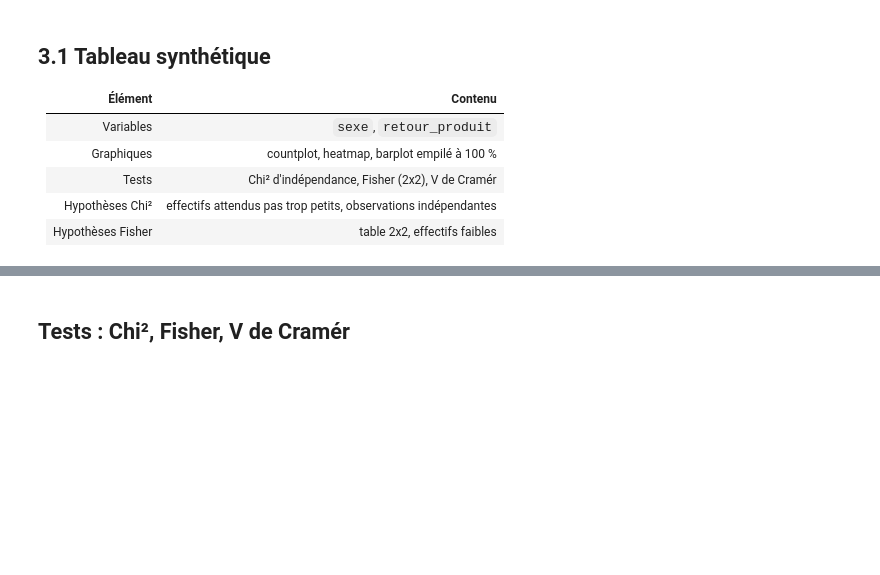
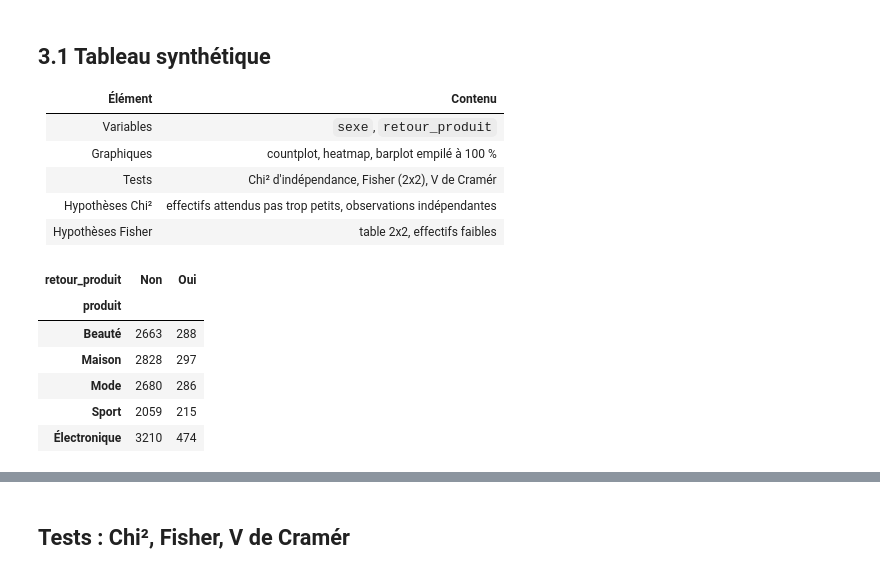
Before and after one commit to natachanj/Bootcamp-Acc-l-rateur-IA-Cohorte-1, a Jupyter notebook: Semaine2/Session2/01_Analyse_bivarie_tests_complet.ipynb, the cells around one changed output, grey strips where cells are left out. Saved outputs shown, nothing was run; the diff lists cells and outputs as text; code cells hidden in the pictures; blank space fills up the shorter version.

```diff
--- a/Semaine2/Session2/01_Analyse_bivarie_tests_complet.ipynb
+++ b/Semaine2/Session2/01_Analyse_bivarie_tests_complet.ipynb
@@ -325,11 +391,19 @@ print(f"H = {kw_stat:.3f}, p = {kw_p:.3e}")
 | Hypothèses Fisher | table 2x2, effectifs faibles |
 # %%
 
-var_q1 = "sexe"
+var_q1 = "produit"
 var_q2 = "retour_produit"
 
 table = pd.crosstab(df[var_q1], df[var_q2])
 table
+# %% [output]
+| retour_produit | Non | Oui |
+| produit |  |  |
+| Beauté | 2663 | 288 |
+| Maison | 2828 | 297 |
+| Mode | 2680 | 286 |
+| Sport | 2059 | 215 |
+| Électronique | 3210 | 474 |
 # %%
 
 # Proportions par ligne (chaque ligne = 100 %)
```
Also changed, not shown: parts of 18 cells of this notebook, 10 other files.
